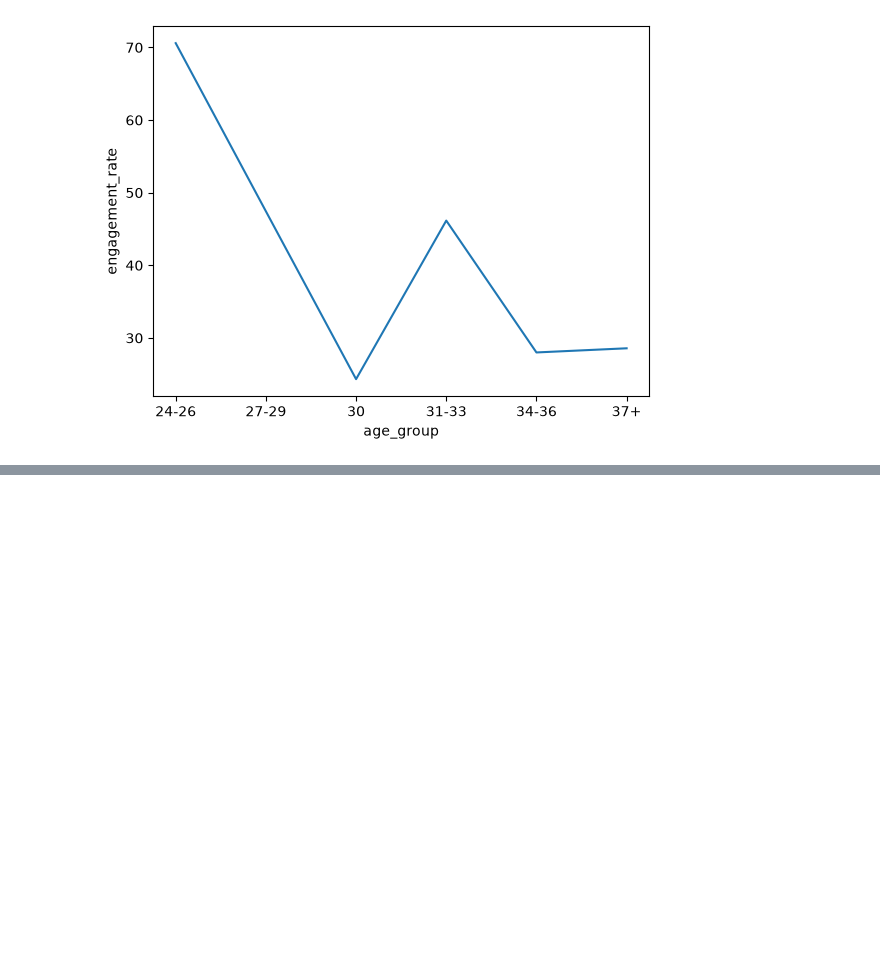
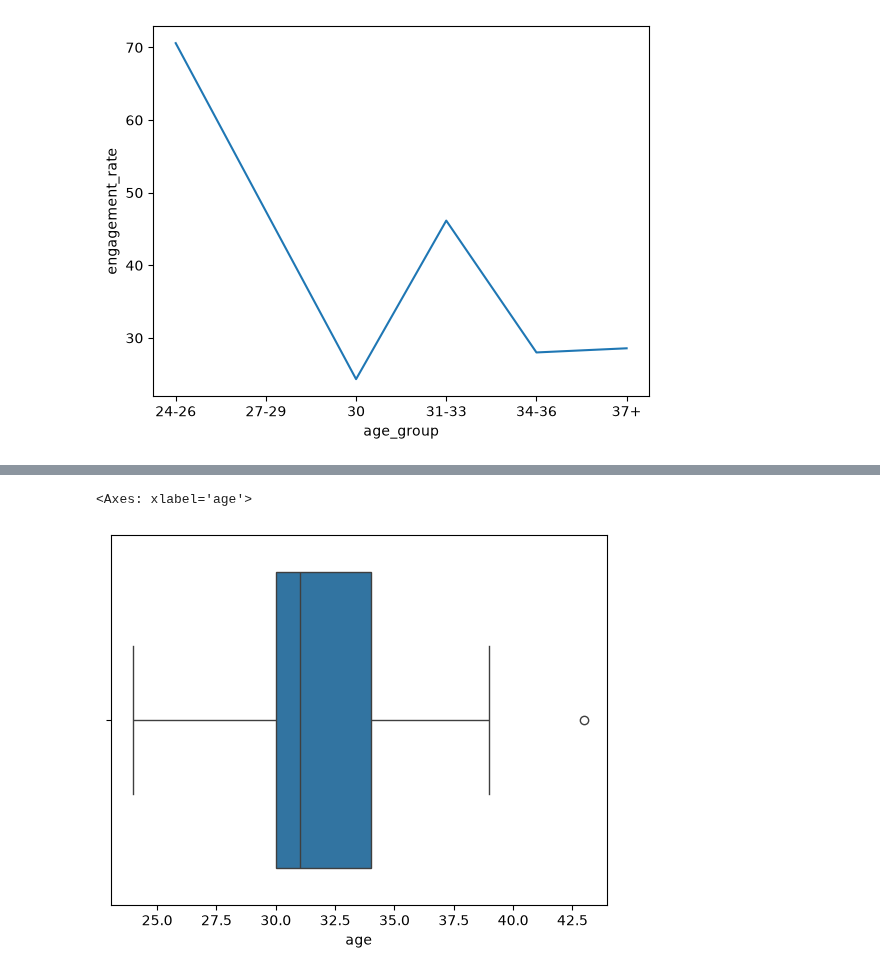
Before and after one commit to ZeeThomas/Love-Is-Blind-Analysis, a Jupyter notebook: analysisV0.ipynb, the cells around one changed output, grey strips where cells are left out. Cells and saved outputs as stored; diff of their text form; code cells hidden in the pictures; blank space fills up the shorter version.

```diff
--- a/analysisV0.ipynb
+++ b/analysisV0.ipynb
@@ -628,0 +696,5 @@ sns.lineplot(data=results, x="age_group", y="engagement_rate", markers=True)
+# %%
+sns.boxplot(single_women_contestants, x="age")
+# %% [output]
+<Axes: xlabel='age'>
+[figure, added]
```
Also changed, not shown: parts of 16 cells of this notebook, 2 other files.
